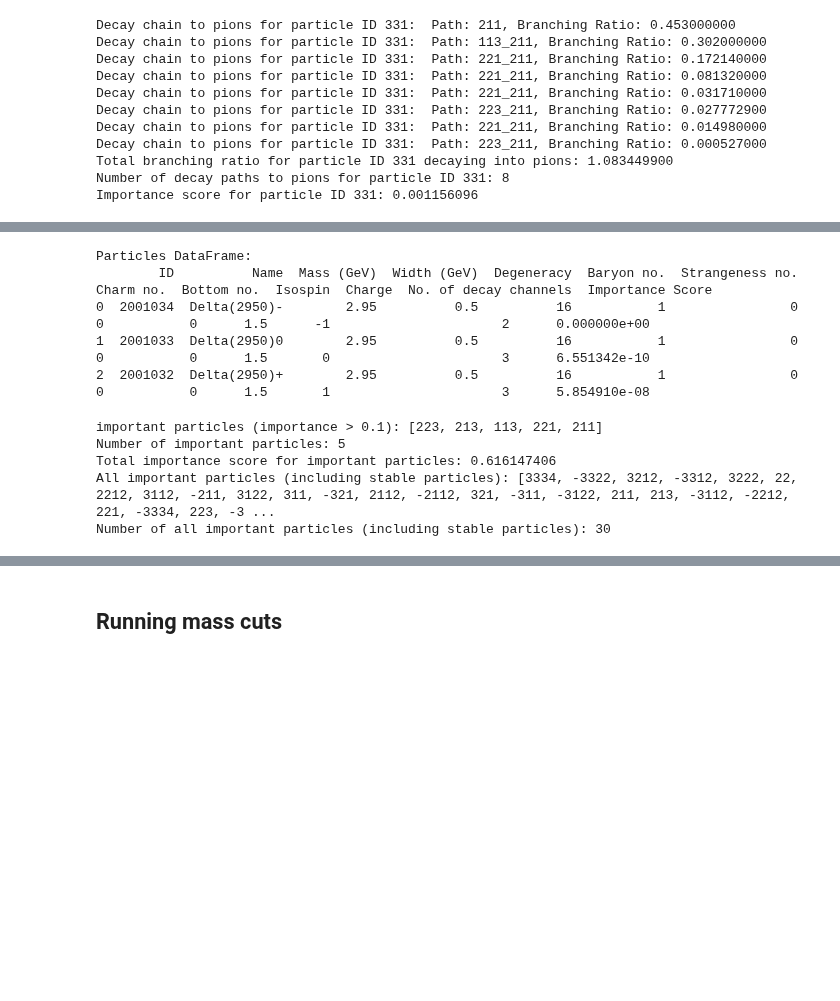
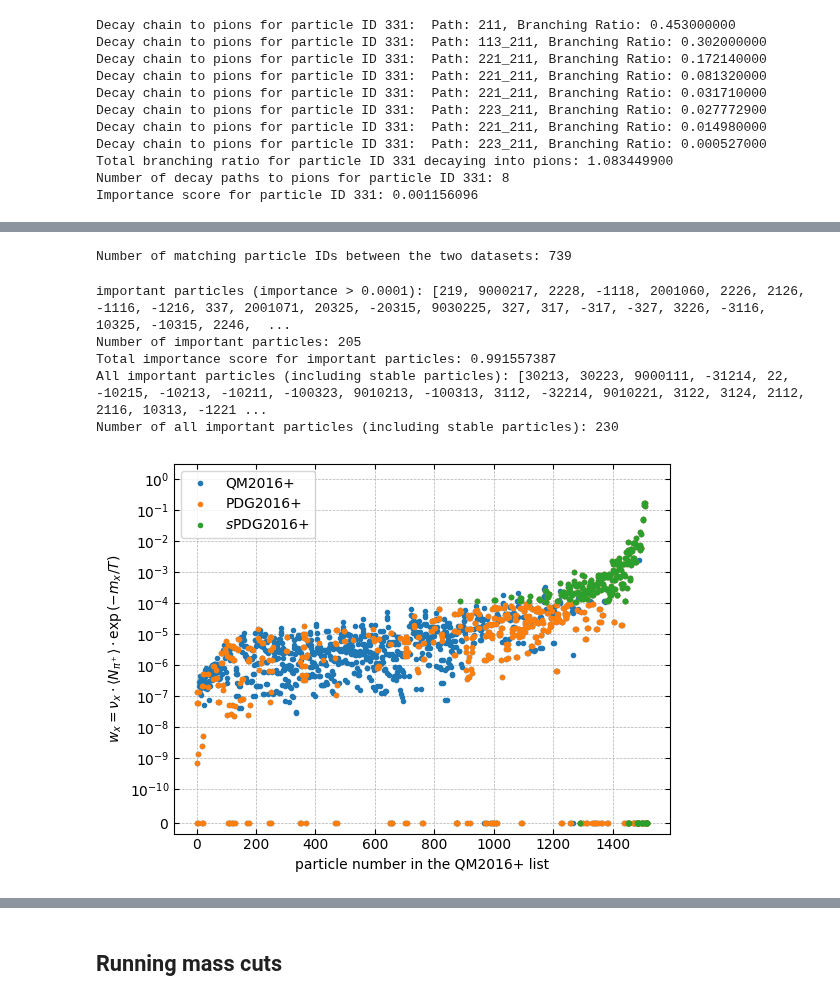
Before and after one commit to Claitos/FastResoParser, a Jupyter notebook: study.ipynb, the cells around one changed output, grey strips where cells are left out. Cells and saved outputs as stored; diff of their text form; code cells hidden in the pictures; blank space fills up the shorter version.

Commit message:
produced cool plot of importance score for thesis

```diff
--- a/study.ipynb
+++ b/study.ipynb
@@ -144,18 +158,20 @@ plt.savefig("Plots/ImportanceScore/importance_score_QMlist.png", dpi = 300)
-# %%
-particles_df["Importance Score"] = norm_importance_scores
-
-print("Particles DataFrame:")
-print(particles_df.head(n=3))
-# %% [output]
-Particles DataFrame:
-        ID          Name  Mass (GeV)  Width (GeV)  Degeneracy  Baryon no.  Strangeness no.  Charm no.  Bottom no.  Isospin  Charge  No. of decay channels  Importance Score
-0  2001034  Delta(2950)-        2.95          0.5          16           1                0          0           0      1.5      -1                      2      0.000000e+00
-1  2001033  Delta(2950)0        2.95          0.5          16           1                0          0           0      1.5       0                      3      6.551342e-10
-2  2001032  Delta(2950)+        2.95          0.5          16           1                0          0           0      1.5       1                      3      5.854910e-08
+# %%
+matching_ids = set(particles_df['ID']).intersection(set(p_df_ref['ID']))
+print(f"Number of matching particle IDs between the two datasets: {len(matching_ids)}")
+
+matching_scores = []
+for id in particles_df['ID']:
+    if id in matching_ids:
+        score = particles_df.loc[particles_df['ID'] == id, 'Importance Score'].values[0]
+        matching_scores.append(score)
+    else:
+        matching_scores.append(-1)  # or some other placeholder for non-matching IDs
+# %% [output]
+Number of matching particle IDs between the two datasets: 739
 # %%
-cut = 1e-01  # Threshold for importance score
+cut = 1e-04  # Threshold for importance score
 important_particles = []
-for _, particle in particles_df.iterrows():
+for _, particle in p_df_ref.iterrows():
     importance = particle["Importance Score"]
     particle_id = particle["ID"]
     if importance > cut:  # Threshold for importance
@@ -166,7 +182,7 @@ print(f"Number of important particles: {len(important_particles)}")
 
 total_score = 0
 for id in important_particles:
-    importance = particles_df.loc[particles_df["ID"] == id, "Importance Score"].values[0]
+    importance = p_df_ref.loc[p_df_ref["ID"] == id, "Importance Score"].values[0]
     total_score += importance
 print(f"Total importance score for important particles: {total_score-1:.9f}")
 
@@ -175,11 +191,39 @@ all_important_particles_unique = list(set(all_important_particles))  # Remove du
 print(f"All important particles (including stable particles): {all_important_particles_unique}")
 print(f"Number of all important particles (including stable particles): {len(all_important_particles_unique)}")
 # %% [output]
-important particles (importance > 0.1): [223, 213, 113, 221, 211]
-Number of important particles: 5
-Total importance score for important particles: 0.616147406
-All important particles (including stable particles): [3334, -3322, 3212, -3312, 3222, 22, 2212, 3112, -211, 3122, 311, -321, 2112, -2112, 321, -311, -3122, 211, 213, -3112, -2212, 221, -3334, 223, -3 ...
-Number of all important particles (including stable particles): 30
+important particles (importance > 0.0001): [219, 9000217, 2228, -1118, 2001060, 2226, 2126, -1116, -1216, 337, 2001071, 20325, -20315, 9030225, 327, 317, -317, -327, 3226, -3116, 10325, -10315, 2246,  ...
+Number of important particles: 205
+Total importance score for important particles: 0.991557387
+All important particles (including stable particles): [30213, 30223, 9000111, -31214, 22, -10215, -10213, -10211, -100323, 9010213, -100313, 3112, -32214, 9010221, 3122, 3124, 2112, 2116, 10313, -1221 ...
+Number of all important particles (including stable particles): 230
+# %%
+matching_scores_2 = []
+for id in particles_df['ID']:
+    if id in all_important_particles_unique:
+        score = particles_df.loc[particles_df['ID'] == id, 'Importance Score'].values[0]
+        matching_scores_2.append(score)
+    else:
+        matching_scores_2.append(-1)  # or some other placeholder for non-matching IDs
+# %%
+pion_index = 1514  # Index of the pion in particles_df
+score_plot = particles_df["Importance Score"].copy()
+score_plot[pion_index] = 0
+matching_scores_2[pion_index] = 0
+matching_scores[pion_index] = 0
+plt.plot(score_plot, marker='.', linestyle='None', label='QM2016+')
+plt.plot(matching_scores, marker='.', linestyle='None', label='PDG2016+')
+plt.plot(matching_scores_2, marker='.', linestyle='None', label=r'$\it{s}$PDG2016+')
+plt.xlabel("particle number in the QM2016+ list")
+plt.ylabel(r"$w_x = \nu_x \cdot \langle N_{\pi^+} \rangle \cdot \exp{(-m_x / T)}$")
+plt.yscale('symlog', linthresh=1e-10)
+plt.ylim(-3e-11, 3e0)
+plt.grid(True, which='both', linestyle='--', linewidth=0.5)
+plt.tick_params(which="both", direction="in", top=True, right=True)
+plt.legend()
+#plt.show()
+plt.savefig("Plots/ImportanceScore/importance_score_final.pdf", dpi = 300)
+# %% [output]
+[figure, added]
 # %%
 particles_df_cut, decays_df_cut = parser.delete_particle_list_helper(all_important_particles_unique, particles_df, decays_df)
 
```
Also changed, not shown: parts of 3 cells of this notebook, 1 other file.
